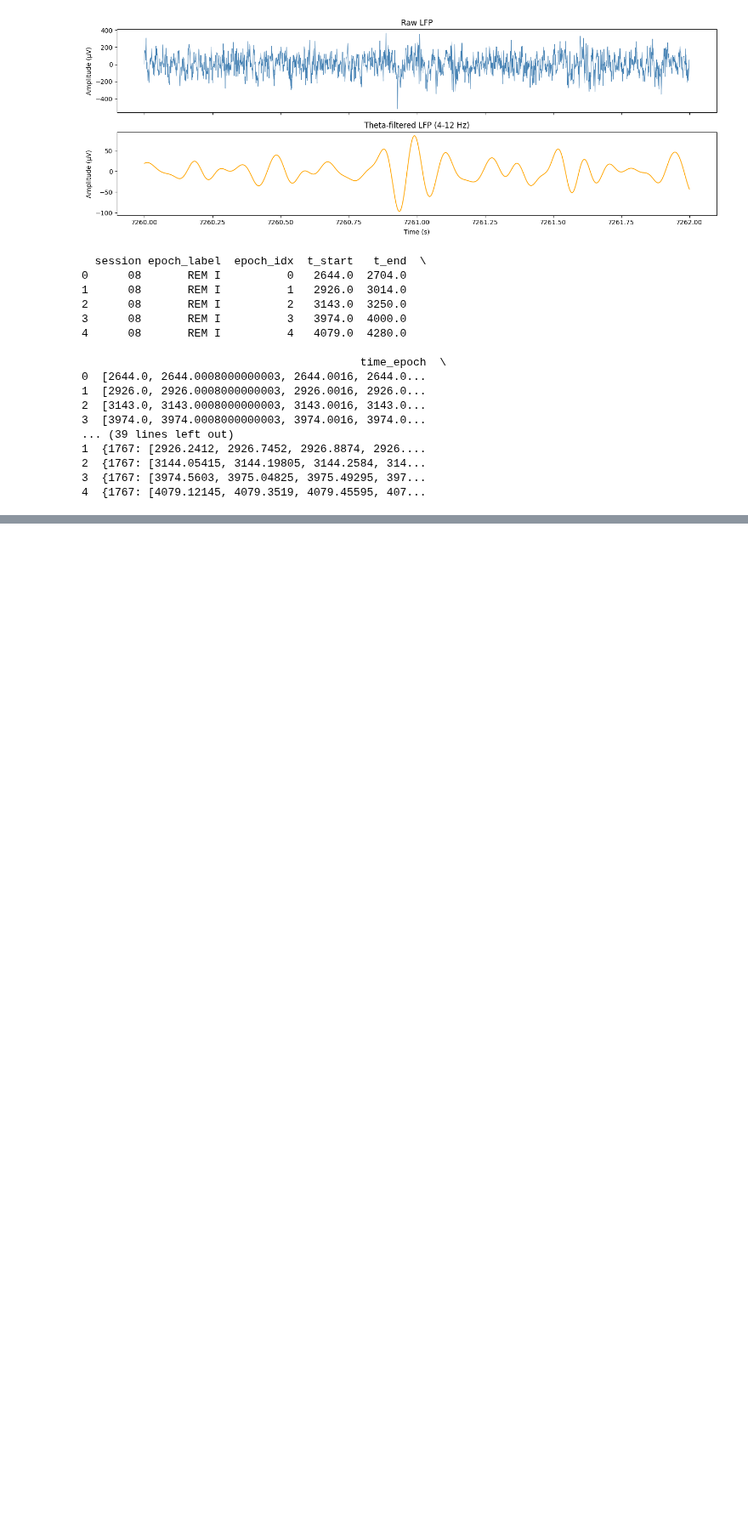
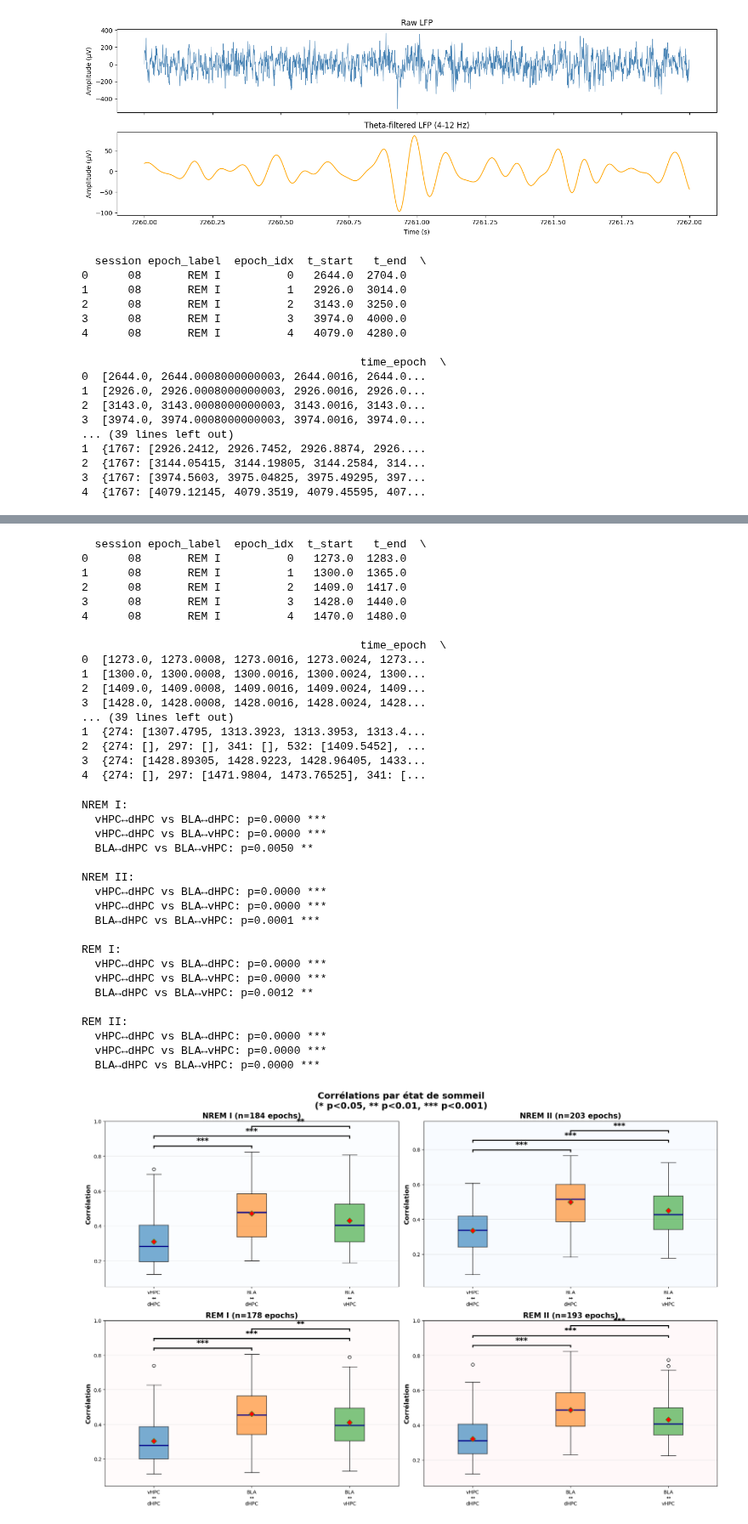
Before and after one commit to Gabbag2/health_hackathon, a Jupyter notebook: notebook_example.ipynb, the cells around one changed output, grey strips where cells are left out. Shown at 85% size. Drawn from its saved outputs; the diff is of its cells as text; code cells hidden in the pictures; blank space fills up the shorter version.

```diff
--- a/notebook_example.ipynb
+++ b/notebook_example.ipynb
@@ -1045,0 +1105,51 @@ vHPC ↔ dHPC:
+# %%
+pkl_path_rw = "data\lfp_epochs_with_spikes_by_region-rw-2.pkl" # You should place here the path to where the .pkl file with the LFP/Single unit information is :D
+
+with open(pkl_path_rw, "rb") as f:
+    df2 = pickle_compat.load(f)
+
+print(df2.head())
+
+plot_correlations_boxplot_by_state(df2)
+
+plot_state_comparisons(df2)
+
+plot_correlation_differences(df2)
+# %% [output]
+  session epoch_label  epoch_idx  t_start   t_end  \
+0      08       REM I          0   1273.0  1283.0
+1      08       REM I          1   1300.0  1365.0
+2      08       REM I          2   1409.0  1417.0
+3      08       REM I          3   1428.0  1440.0
+4      08       REM I          4   1470.0  1480.0
+
+                                          time_epoch  \
+0  [1273.0, 1273.0008, 1273.0016, 1273.0024, 1273...
+1  [1300.0, 1300.0008, 1300.0016, 1300.0024, 1300...
+2  [1409.0, 1409.0008, 1409.0016, 1409.0024, 1409...
+3  [1428.0, 1428.0008, 1428.0016, 1428.0024, 1428...
+... (39 lines left out)
+1  {274: [1307.4795, 1313.3923, 1313.3953, 1313.4...
+2  {274: [], 297: [], 341: [], 532: [1409.5452], ...
+3  {274: [1428.89305, 1428.9223, 1428.96405, 1433...
+4  {274: [], 297: [1471.9804, 1473.76525], 341: [...
+NREM I:
+  vHPC↔dHPC vs BLA↔dHPC: p=0.0000 ***
+  vHPC↔dHPC vs BLA↔vHPC: p=0.0000 ***
+  BLA↔dHPC vs BLA↔vHPC: p=0.0050 **
+
+NREM II:
+  vHPC↔dHPC vs BLA↔dHPC: p=0.0000 ***
+  vHPC↔dHPC vs BLA↔vHPC: p=0.0000 ***
+  BLA↔dHPC vs BLA↔vHPC: p=0.0001 ***
+
+REM I:
+  vHPC↔dHPC vs BLA↔dHPC: p=0.0000 ***
+  vHPC↔dHPC vs BLA↔vHPC: p=0.0000 ***
+  BLA↔dHPC vs BLA↔vHPC: p=0.0012 **
+
+REM II:
+  vHPC↔dHPC vs BLA↔dHPC: p=0.0000 ***
+  vHPC↔dHPC vs BLA↔vHPC: p=0.0000 ***
+  BLA↔dHPC vs BLA↔vHPC: p=0.0000 ***
+[figure, added]
```
Also changed, not shown: parts of 5 cells of this notebook, 11 other files.
